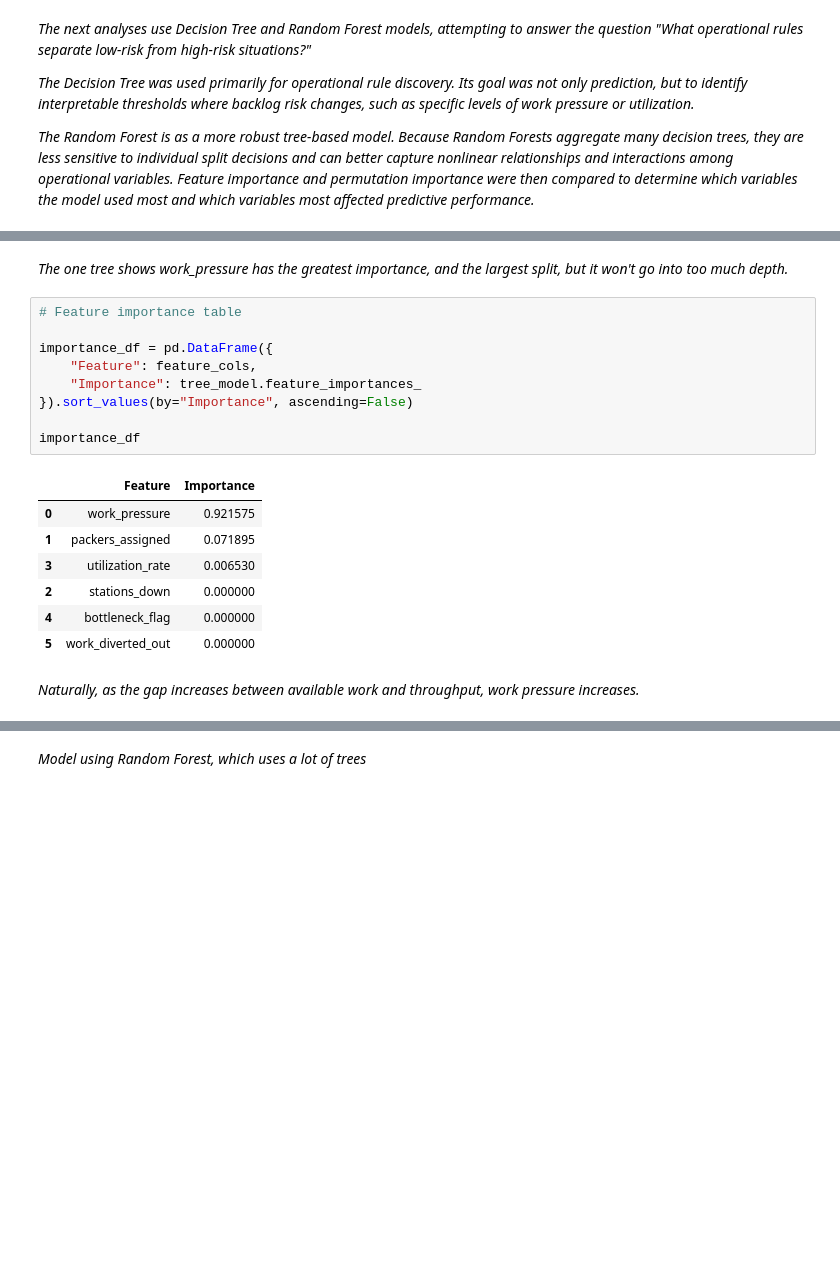
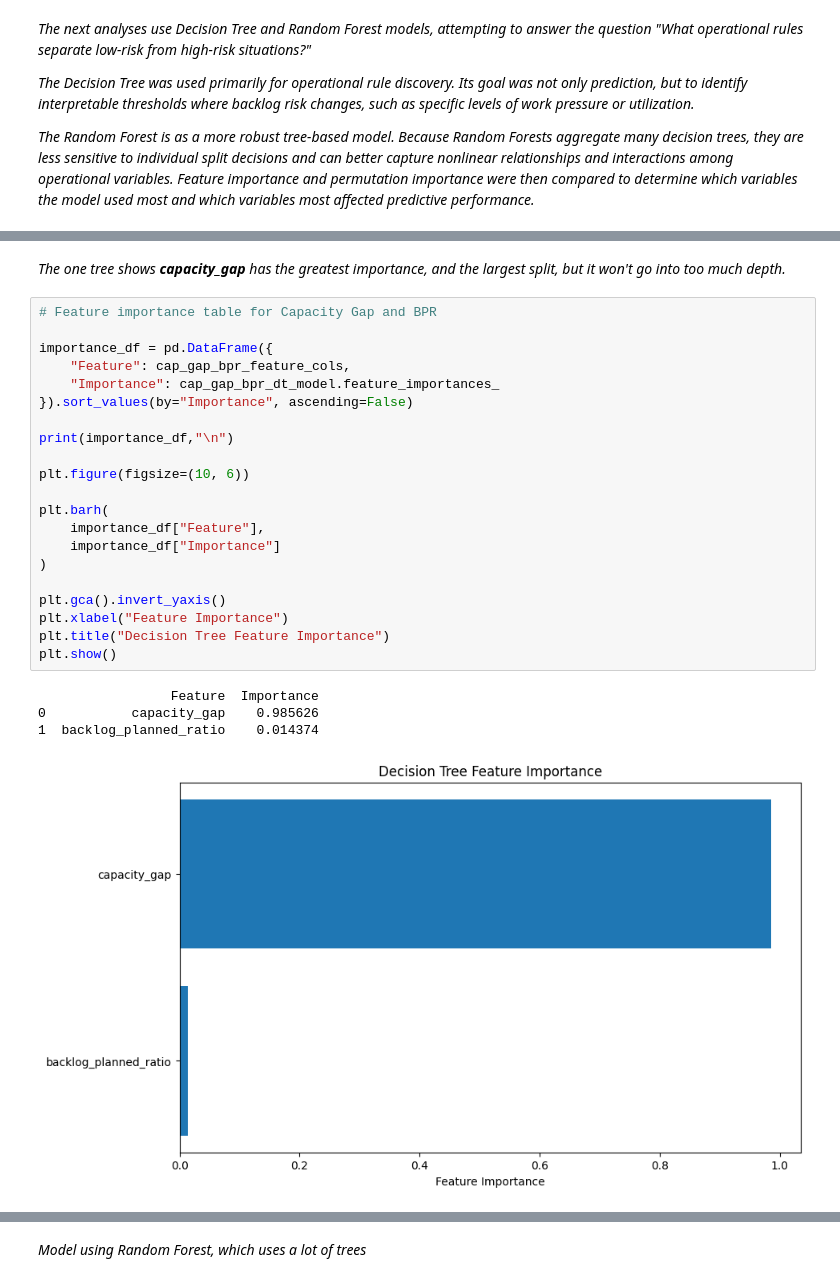
Before and after one commit to davehomrighouse/FC_Operations, a Jupyter notebook: notebooks/FC_Operations_Explanatory_Models.ipynb, the cells around one changed output, grey strips where cells are left out. Saved outputs shown, nothing was run; the diff lists cells and outputs as text; blank space fills up the shorter version.

```diff
--- a/notebooks/FC_Operations_Explanatory_Models.ipynb
+++ b/notebooks/FC_Operations_Explanatory_Models.ipynb
@@ -918,21 +1046,28 @@ print(rules)
 # %% [markdown]
-*The one tree shows work_pressure has the greatest importance, and the largest split, but it won't go into too much depth.*
+*The one tree shows **capacity_gap** has the greatest importance, and the largest split, but it won't go into too much depth.*
 # %%
-# Feature importance table
+# Feature importance table for Capacity Gap and BPR
 
 importance_df = pd.DataFrame({
-    "Feature": feature_cols,
-    "Importance": tree_model.feature_importances_
+    "Feature": cap_gap_bpr_feature_cols,
+    "Importance": cap_gap_bpr_dt_model.feature_importances_
 }).sort_values(by="Importance", ascending=False)
 
-importance_df
+print(importance_df,"\n")
+
+plt.figure(figsize=(10, 6))
+
+plt.barh(
+    importance_df["Feature"],
+    importance_df["Importance"]
+)
+
+plt.gca().invert_yaxis()
+plt.xlabel("Feature Importance")
+plt.title("Decision Tree Feature Importance")
+plt.show()
 # %% [output]
-|  | Feature | Importance |
-| 0 | work_pressure | 0.921575 |
-| 1 | packers_assigned | 0.071895 |
-| 3 | utilization_rate | 0.006530 |
-| 2 | stations_down | 0.000000 |
-| 4 | bottleneck_flag | 0.000000 |
-| 5 | work_diverted_out | 0.000000 |
+                 Feature  Importance
+0           capacity_gap    0.985626
+1  backlog_planned_ratio    0.014374
+[figure, added]
-# %% [markdown]
-*Naturally, as the gap increases between available work and throughput, work pressure increases.*
```
Also changed, not shown: parts of 140 cells of this notebook, 1 other file.
